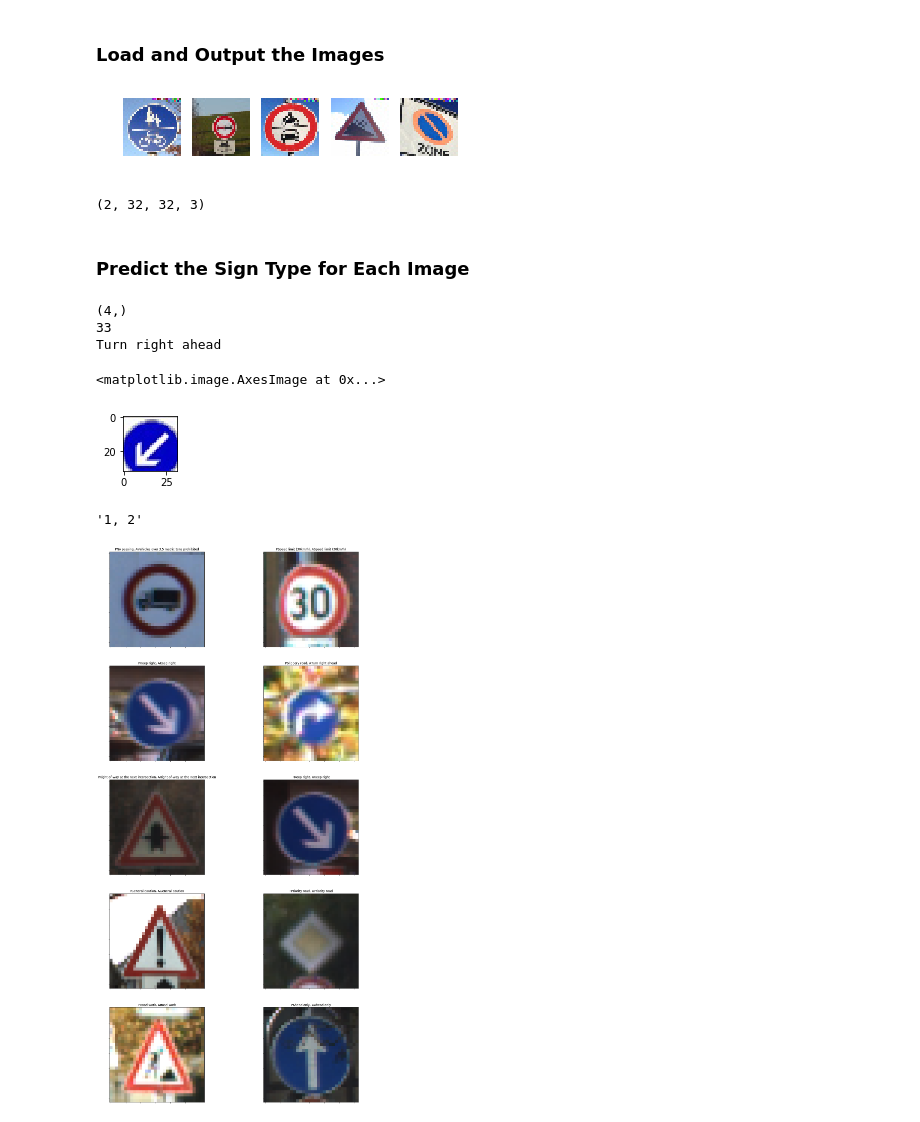
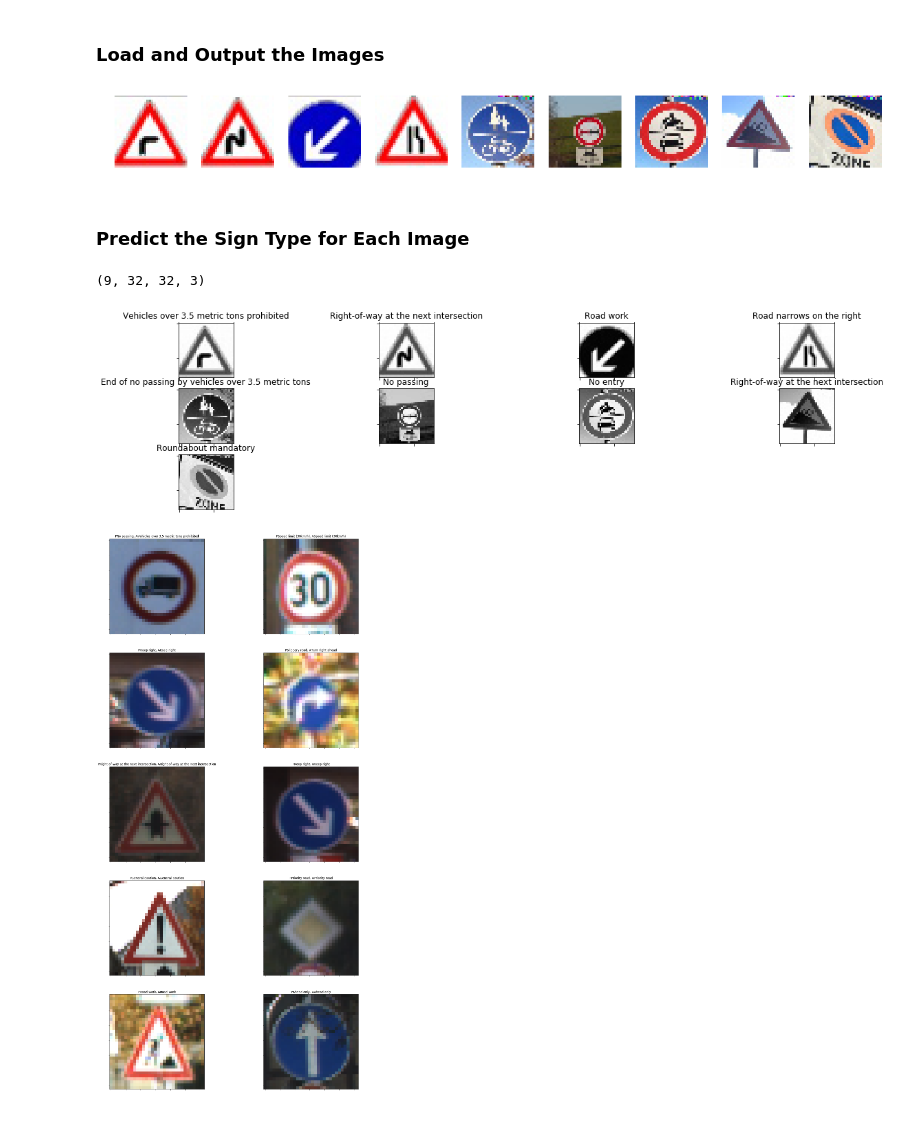
Before and after one commit to zxy1256/CarND-Traffic-Sign-Classifier-Project, a Jupyter notebook: Traffic_Sign_Classifier.ipynb, the cells around one changed output. Saved outputs shown, nothing was run; the diff lists cells and outputs as text; code cells hidden in the pictures.

```diff
--- a/Traffic_Sign_Classifier.ipynb
+++ b/Traffic_Sign_Classifier.ipynb
@@ -162,8 +170,22 @@ Use the code cell (or multiple code cells, if necessary) to implement the first
 ### converting to grayscale, etc.
 ### Feel free to use as many code cells as needed.
 
+import cv2
+def rgb2gray(img):
+    # return cv2.cvtColor(img, cv2.CV_RGB2GRAY)
+    return cv2.cvtColor(img, cv2.COLOR_RGB2GRAY).reshape(32, 32, 1)
+    #print(img.shape)
+    #images_gray = np.average(img, axis=3)
+    #images_gray = np.expand_dims(images_gray, axis=3)
+    #return images_gray
 def preprocess_data(X):
-    return (X - 128)/128.0
+#    return (X - 128)/128.0
+    # return [cv2.cvtColor(image, cv2.COLOR_RGB2GRAY) for image in X]
+    print(X.shape)
+    processed = np.empty([X.shape[0], X.shape[1], X.shape[2], 1])
+    for i in range(X.shape[0]):
+        processed[i] = rgb2gray(X[i])
+    return processed
 
 X_train_processed = preprocess_data(X_train)
 X_test_processed = preprocess_data(X_test)
@@ -181,8 +217,8 @@ def LeNet(x):
     mu = 0
     sigma = 0.1
 
-    # Layer 1: Convolutional. Input = 32x32x3. Output = 28x28x6.
-    conv1_W = tf.Variable(tf.truncated_normal(shape=(5, 5, 3, 6), mean = mu, stddev = sigma))
+    # Layer 1: Convolutional. Input = 32x32x1. Output = 28x28x6.
+    conv1_W = tf.Variable(tf.truncated_normal(shape=(5, 5, 1, 6), mean = mu, stddev = sigma))
     conv1_b = tf.Variable(tf.zeros(6))
     conv1   = tf.nn.conv2d(x, conv1_W, strides=[1, 1, 1, 1], padding='VALID') + conv1_b
 
@@ -242,7 +278,7 @@ sets imply underfitting. A high accuracy on the training set but low accuracy on
 # %%
 import tensorflow as tf
 
-x = tf.placeholder(tf.float32, (None, 32, 32, 3))
+x = tf.placeholder(tf.float32, (None, 32, 32, 1))
 y = tf.placeholder(tf.int32, (None))
 one_hot_y = tf.one_hot(y, 43)
 # %%
@@ -270,7 +306,7 @@ def evaluate(X_data, y_data):
 # %%
 from sklearn.utils import shuffle
 
-EPOCHS = 20
+EPOCHS = 40
 BATCH_SIZE = 128
 
 with tf.Session() as sess:
@@ -325,14 +361,26 @@ You may find `signnames.csv` useful as it contains mappings from the class id (i
 ### Load the images and plot them here.
 ### Feel free to use as many code cells as needed.
 # %%
-fig, ax = plt.subplots(1, 5)
 X_test_extra = []
+image = plt.imread('Single_Curve.jpg')
+X_test_extra.append(image)
+image = plt.imread('Double_Curve.jpg')
+X_test_extra.append(image)
+image = plt.imread('Keep_Right.jpg')
+X_test_extra.append(image)
+image = plt.imread('Road_Narrow_Right.jpg')
+X_test_extra.append(image)
 for i in range(0,5):
     image = plt.imread('test{}.jpg'.format(i + 1))
     X_test_extra.append(image)
-    ax[i].imshow(image)
-    ax[i].axis('off')  # clear x- and y-axes
+f = plt.figure(figsize=(20, 5))
+i = 0
+for img in X_test_extra:
+    i = i + 1
+    ax = f.add_subplot(1, len(X_test_extra), i)
+    ax.imshow(img)
+    ax.axis('off')  # clear x- and y-axes
 plt.show()
 X_test_extra = np.array(X_test_extra)
 # %% [output]
-[figure, old version]
+[figure, new version]
@@ -350,7 +387,3 @@ X_test_extra = np.array(X_test_extra)
-# %%
-X_test_extra.shape
-# %% [output]
-(2, 32, 32, 3)
 # %% [markdown]
 ### Predict the Sign Type for Each Image
 # %%
@@ -360,29 +393,22 @@ X_test_extra.shape
 # %%
 X_test_extra_processed = preprocess_data(X_test_extra)
 
-index = 2
+index = 3
 
 with tf.Session() as sess:
     saver.restore(sess, tf.train.latest_checkpoint('.'))
     predict = sess.run(tf.argmax(logits, 1), feed_dict={x: X_test_extra_processed})
     # predict = sess.run(logits, feed_dict={x: X_test_extra_processed})
-    print(predict.shape)
-    print(predict[index])
-    print(get_sign_name(predict[index]))
-
-image = X_test_extra[index].squeeze()
-plt.figure(figsize=(1,1))
-plt.imshow(image, cmap="gray")
+    f = plt.figure(figsize=(20, 5))
+    for i in range(0, len(X_test_extra)):
+        ax = f.add_subplot(3, 4, i+1)
+        ax.imshow(X_test_extra_processed[i].squeeze(), cmap="gray")
+        ax.set_xticklabels([])
+        ax.set_yticklabels([])
+        ax.set_title(get_sign_name(predict[i]))
 # %% [output]
-(4,)
-33
-Turn right ahead
+(9, 32, 32, 3)
-<matplotlib.image.AxesImage at 0x...>
-[figure, old version]
+[figure, new version]
-# %%
-'{}, {}'.format('1', 2)
-# %% [output]
-'1, 2'
 # %%
 X_test_processed = preprocess_data(X_test)
 
```
Also changed, not shown: parts of 8 cells of this notebook.
